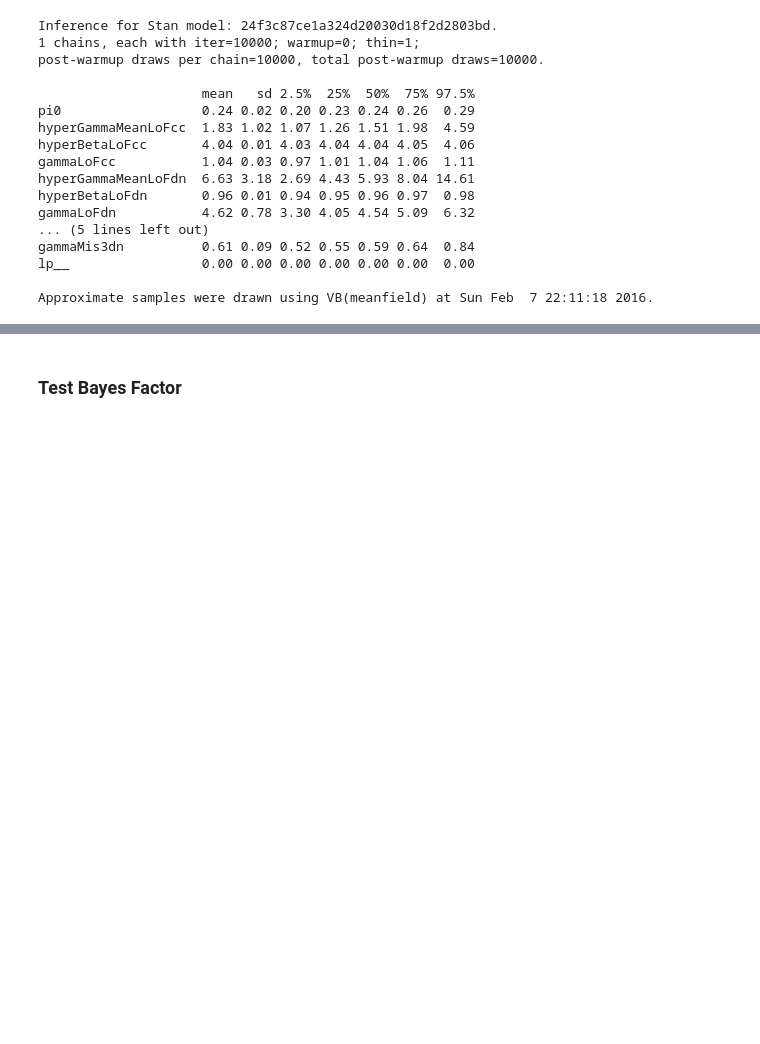
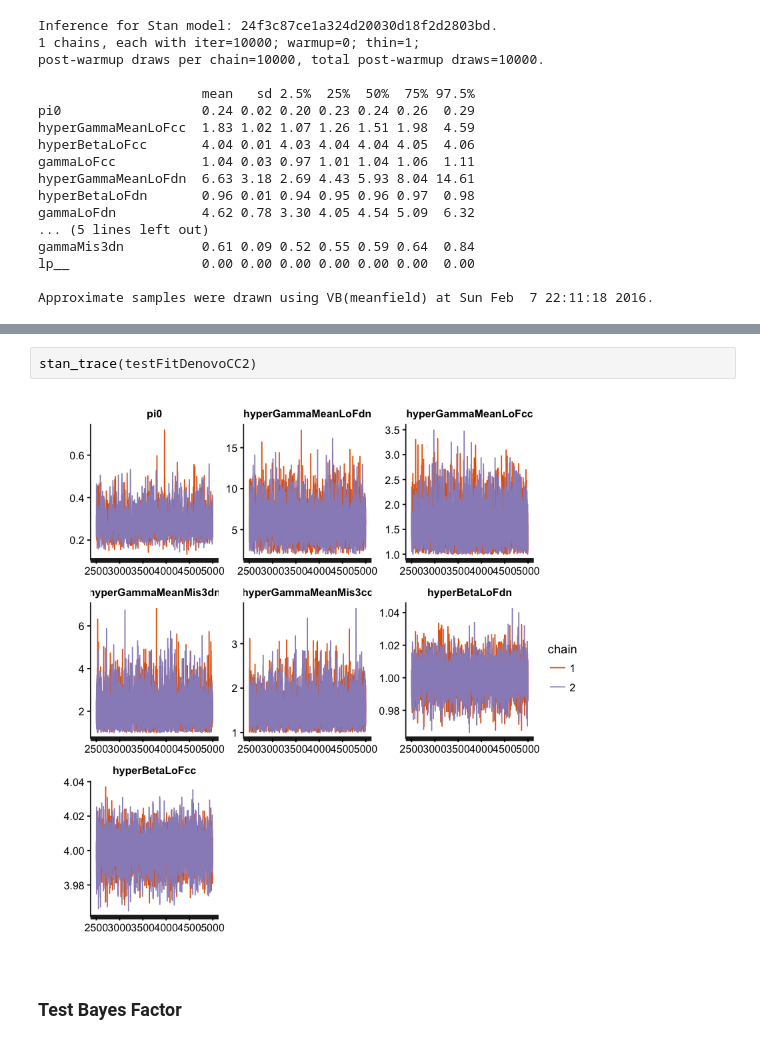
Before and after one commit to hoangtn/extTADA, a Jupyter notebook: Model/test_rstan_for_scz_jan_2016.ipynb, the cells around one changed output, grey strips where cells are left out. Drawn from its saved outputs; the diff is of its cells as text; blank space fills up the shorter version.

```diff
--- a/Model/test_rstan_for_scz_jan_2016.ipynb
+++ b/Model/test_rstan_for_scz_jan_2016.ipynb
@@ -654,3 +678,7 @@ testFitDenovoCC2 <- stan(model_code = denovoCCBinom21,
+# %%
+stan_trace(testFitDenovoCC2)
+# %% [output]
+[figure, added]
 # %% [markdown]
 ### Test Bayes Factor
 # %%
```
Also changed, not shown: parts of 10 cells of this notebook.
